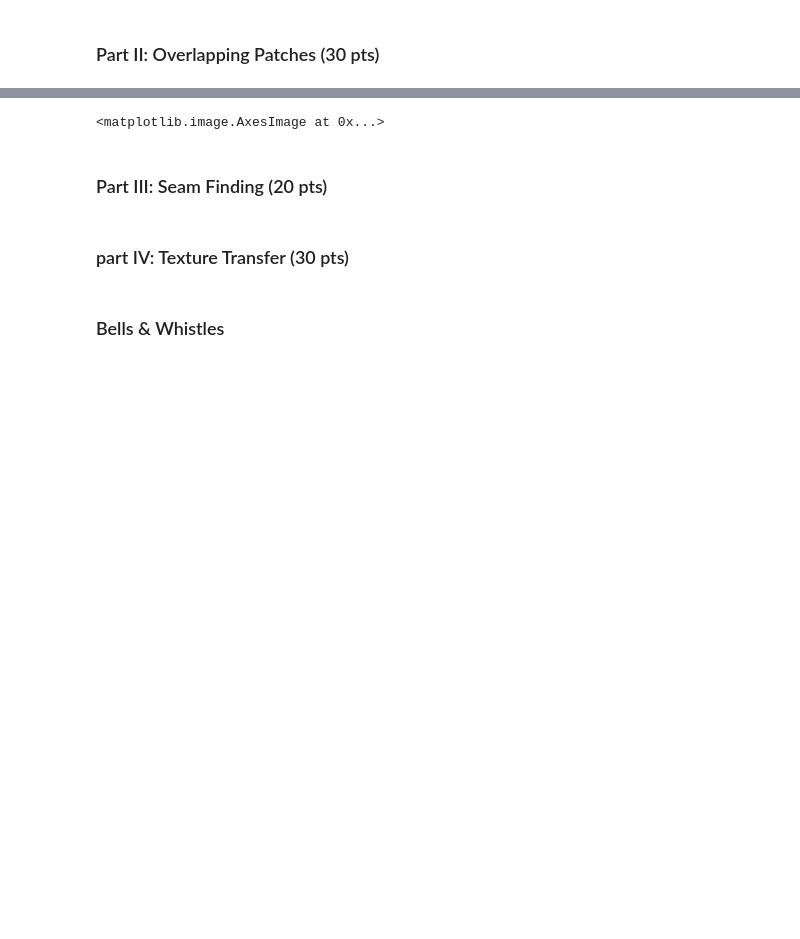
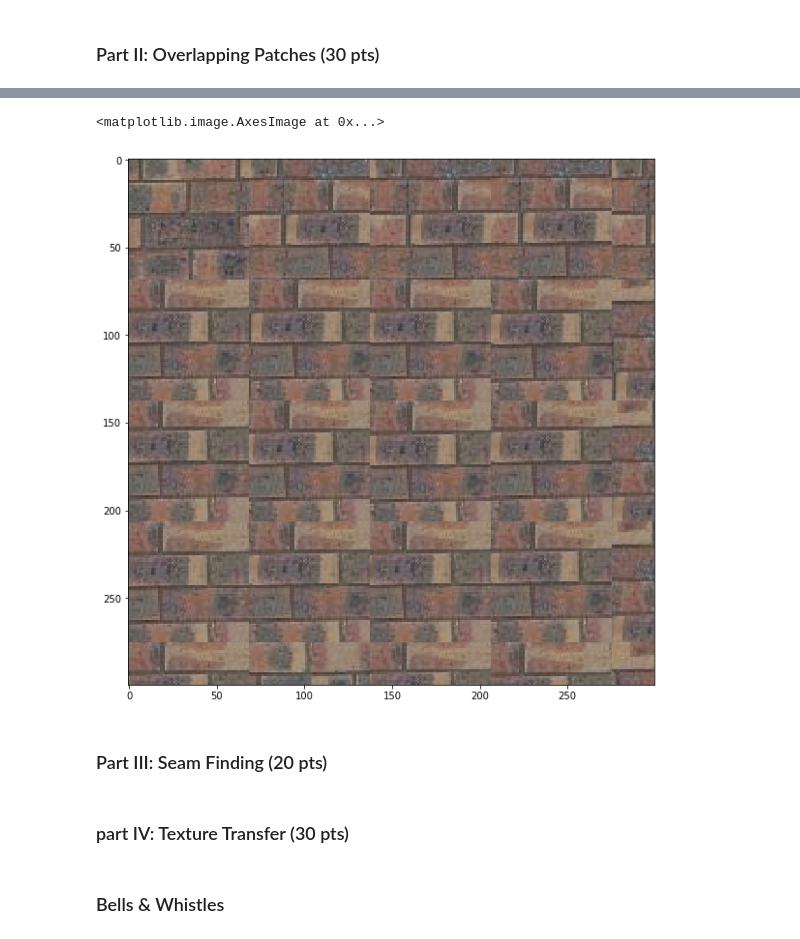
Before and after one commit to tarik0219/Project_2_CS445, a Jupyter notebook: Project2.ipynb, the cells around one changed output, grey strips where cells are left out. Drawn from its saved outputs; the diff is of its cells as text; code cells hidden in the pictures; blank space fills up the shorter version.

```diff
--- a/Project2.ipynb
+++ b/Project2.ipynb
@@ -109,6 +105,6 @@ axes.imshow(output)
 # %%
 ssd = ssd_patch_left(10,sample_image_1,size)
-out = choose_sample(5,ssd,10,size,sample_img)
+out = choose_sample(ssd,.005,sample_img,69)
 print(out.shape)
 output[:size,size:size*2] = out
 output = output.astype('uint8')
@@ -176,14 +166,34 @@ def choose_sample(k,ssd,overlap,patch_size,input_image):
     z = []
     while len(row) < k:
         row_1, col_1, z_1 = np.where(ssd == np.amin(ssd))
-        if (patch_size-1)/2<row_1[0] < input_image_size-((patch_size-1)/2)-1 and (patch_size-1)/2<col_1[0] < input_image_size-((patch_size-1)/2)-1:
+        if (patch_size-1)/2<row_1[0] < input_image_size-((patch_size-1)/2) and (patch_size-1)/2<col_1[0] < input_image_size-((patch_size-1)/2):
             row.append(row_1[0])
             col.append(col_1[0])
             z.append(z_1[0])
         ssd[row_1,col_1,z_1] = 10000000000000
     #print (row, col, z)
     rand_int = randint(0,k-1)
-    return input_image[row[rand_int]-int(((patch_size-1)/2)):row[rand_int]+int(((patch_size-1)/2))+1,col[rand_int]-int((patch_size-1)/2):col[rand_int]+int((patch_size-1)/2)+1,:]
+    return input_image[row[rand_int]-int(((patch_size-1)/2)):(row[rand_int]-int((patch_size-1)/2))+patch_size,col[rand_int]-int((patch_size-1)/2):(col[rand_int]-int((patch_size-1)/2))+patch_size,:]
+# %%
+def choose_sample(ssd,tol,input_image,patch_size):
+    minc = max(np.min(ssd), 10000)
+    rows, cols,z = np.where(ssd < minc * (1 + tol))
+    boundary = (patch_size - 1)/2
+    rows = list(rows)
+    cols = list(cols)
+    print(rows)
+    print(cols)
+    for row in rows:
+        if row < boundary or row > input_image.shaep[0] - boundary:
+            rows = rows.remove(row)
+    for col in cols:
+        if col < boundary or col > input_image.shaep[0] - boundary:
+            cols = col.remove(col)
+    num =len(rows)
+
+    random_int = randint(0,num-1)
+
+    return input_image[rows[rand_int]-boundary:rows[rand_int]+boundary,cols[rand_int]-boundary:cols[rand_int]+boundary,:]
 # %%
 def quilt_simple(sample, out_size, patch_size, overlap, k):
     """
@@ -267,6 +325,6 @@ def quilt_simple(sample, out_size, patch_size, overlap, k):
                 return output
 # %%
-output = quilt_simple(sample_img, 500, 69, 10, 15)
+output = quilt_simple(sample_img, 300, 69, 10, 20)
 output = output.astype('uint8')
 fig, axes = plt.subplots(1, 1)
 fig.set_size_inches(10, 10)
@@ -277,4 +333,5 @@ axes.imshow(output)
 <matplotlib.image.AxesImage at 0x...>
+[figure, added]
 # %%
 res = quilt_simple(sample_img, None, None, None, None) #feel free to change parameters to get best results
 if res:
```
Also changed, not shown: parts of 8 cells of this notebook, 24 other files.
